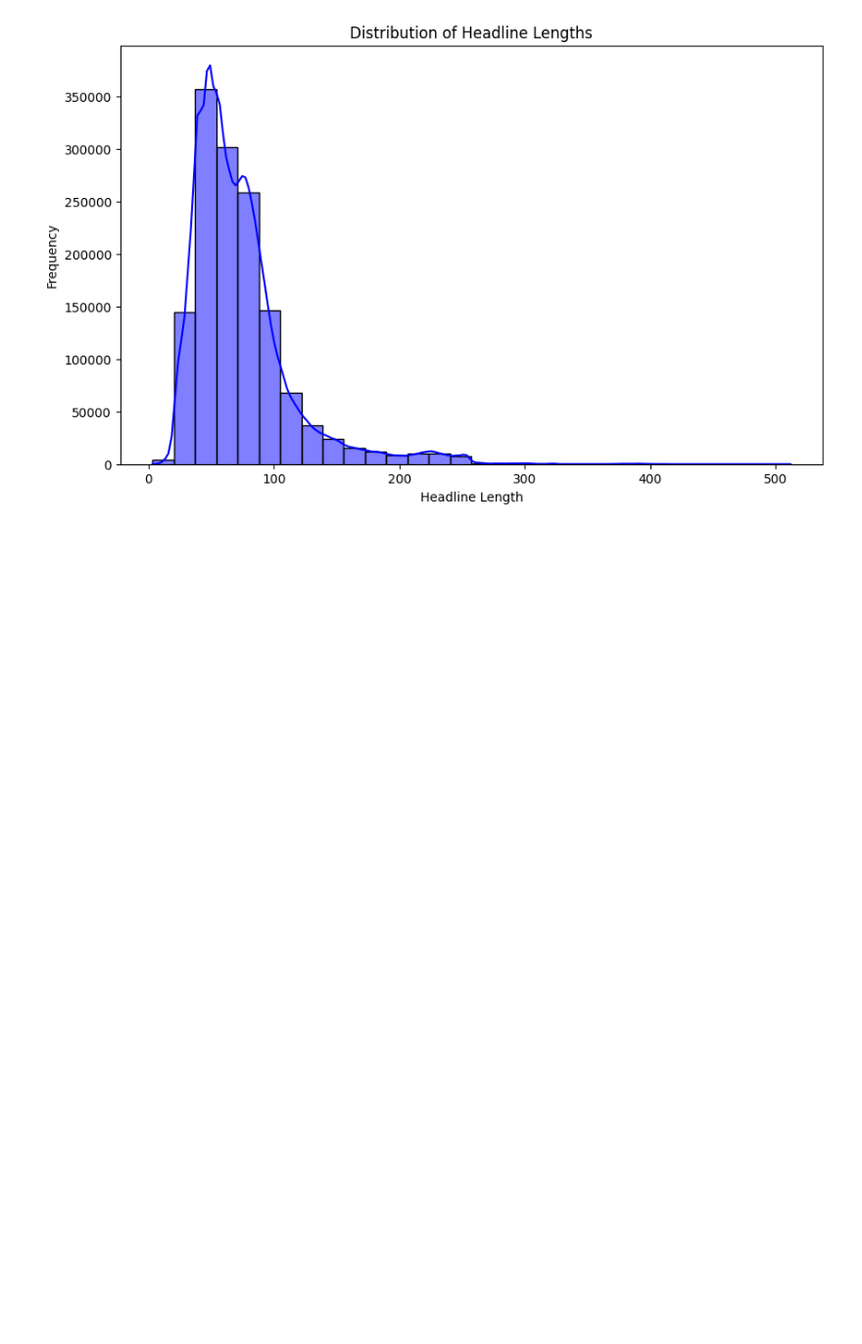
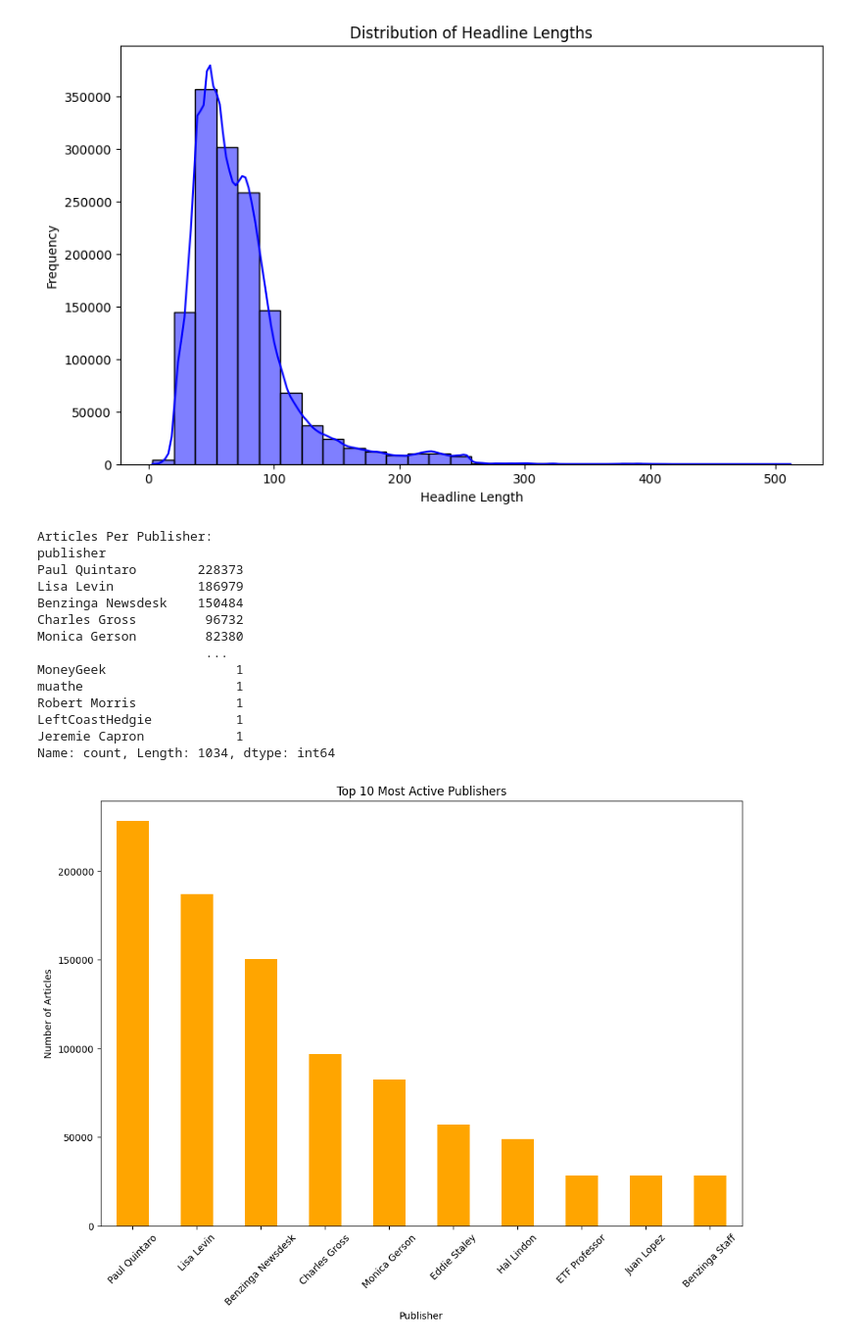
Before and after one commit to YonInsights/Financial-News-Sentiment-Analysis, a Jupyter notebook: notebooks/descriptive_statistics.ipynb, the cells around one changed output. Shown: that part at 98% size. Saved outputs shown, nothing was run; the diff lists cells and outputs as text; code cells hidden in the pictures; blank space fills up the shorter version.

Commit message:
Count Articles Per Publisher and Publication Dates

```diff
--- a/notebooks/descriptive_statistics.ipynb
+++ b/notebooks/descriptive_statistics.ipynb
@@ -45,3 +45,33 @@ min      3.000000e+00
 max      5.120000e+02
 Name: headline_length, dtype: float64
 [figure]
+# %%
+# Count articles per publisher
+publisher_counts = df['publisher'].value_counts()
+print("Articles Per Publisher:")
+print(publisher_counts)
+
+# Visualize the most active publishers
+plt.figure(figsize=(12, 8))
+publisher_counts.head(10).plot(kind='bar', color='orange')
+plt.title("Top 10 Most Active Publishers")
+plt.xlabel("Publisher")
+plt.ylabel("Number of Articles")
+plt.xticks(rotation=45)
+plt.show()
+# %% [output]
+Articles Per Publisher:
+publisher
+Paul Quintaro        228373
+Lisa Levin           186979
+Benzinga Newsdesk    150484
+Charles Gross         96732
+Monica Gerson         82380
+                      ...
+MoneyGeek                 1
+muathe                    1
+Robert Morris             1
+LeftCoastHedgie           1
+Jeremie Capron            1
+Name: count, Length: 1034, dtype: int64
+[figure, added]
```
Also changed, not shown: parts of 1 cell of this notebook.
